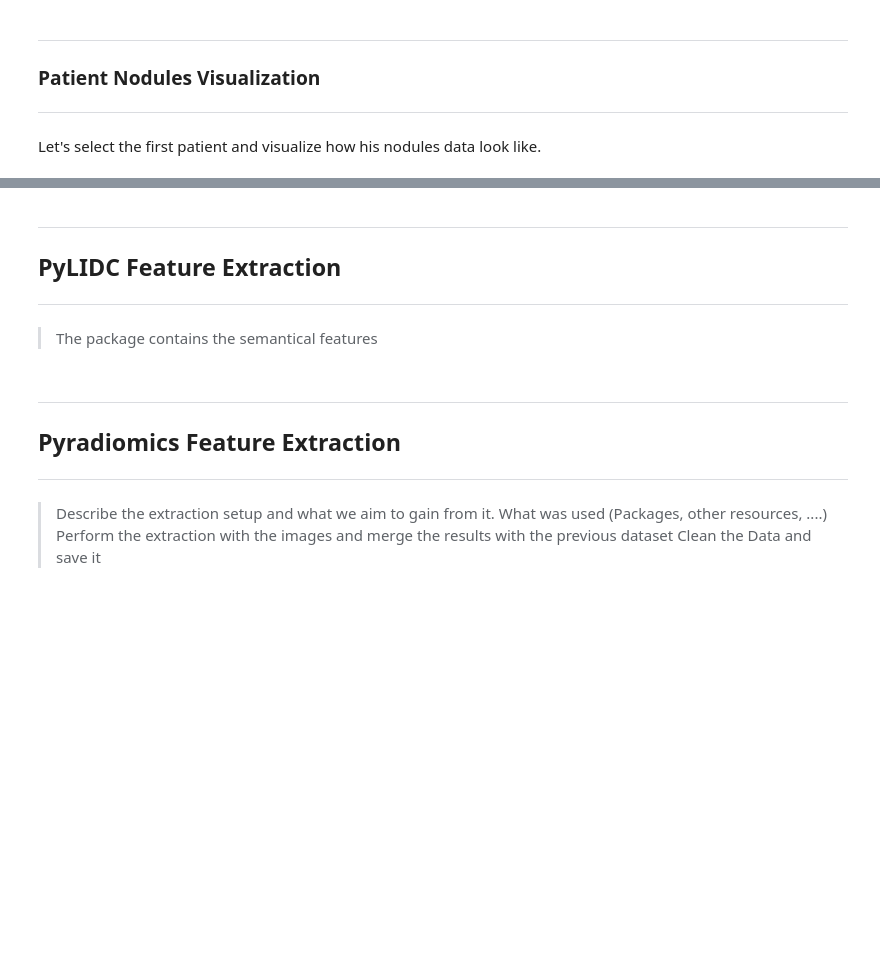
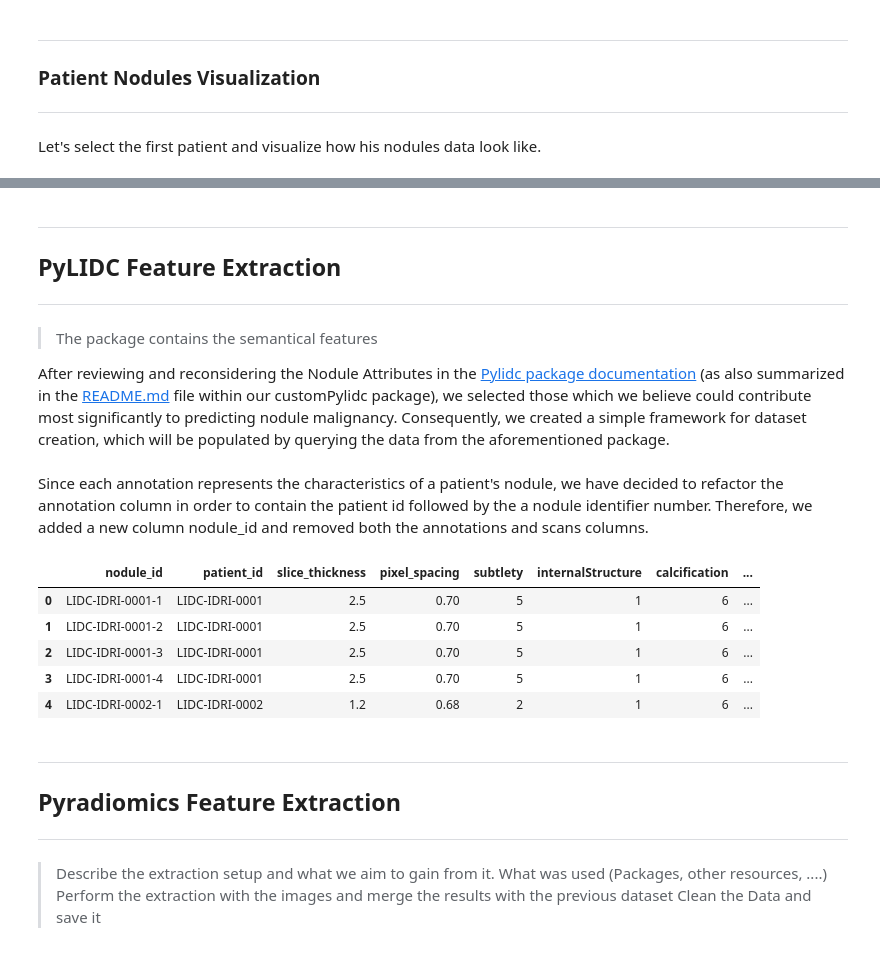
Before and after one commit to EstevesX10/Lung-Cancer-Classification-with-CT-Scans, a Jupyter notebook: Lung Cancer Image Detection/DataExtraction.ipynb, the cells around one changed output, grey strips where cells are left out. Drawn from its saved outputs; the diff is of its cells as text; code cells hidden in the pictures; blank space fills up the shorter version.

```diff
--- a/Lung Cancer Image Detection/DataExtraction.ipynb
+++ b/Lung Cancer Image Detection/DataExtraction.ipynb
@@ -127,5 +122,7 @@ python pyradiomics-dcm.py --input-image-dir "{patient}\{path}\{main}" --input-se
 ---
 
 > The package contains the semantical features
+
+After reviewing and reconsidering the Nodule Attributes in the [Pylidc package documentation](https://pylidc.github.io/) (as also summarized in the [README.md](./customPylidc/README.md) file within our customPylidc package), we selected those which we believe could contribute most significantly to predicting nodule malignancy. Consequently, we created a simple framework for dataset creation, which will be populated by querying the data from the aforementioned package.
 # %%
 # Define the initial structure of the Dataframe
@@ -207,2 +204,4 @@ if not os.path.exists(f'./{pylidcFeaturesFilename}'):
     # Save the results into a .csv file
     df_pylidc.to_csv(pylidcFeaturesFilename, sep=',', index=False)
+# %% [markdown]
+Since each annotation represents the characteristics of a patient's nodule, we have decided to refactor the annotation column in order to contain the patient id followed by the a nodule identifier number. Therefore, we added a new column nodule_id and removed both the annotations and scans columns.
@@ -209,3 +247,14 @@ if not os.path.exists(f'./{pylidcFeaturesFilename}'):
+# %%
+# Inspect the new dataset
+df_pylidc = pd.read_csv(f'./{pylidcRefactoredFeaturesFilename}')
+df_pylidc.head()
+# %% [output]
+|  | nodule_id | patient_id | slice_thickness | pixel_spacing | subtlety | internalStructure | calcification | ... |
+| 0 | LIDC-IDRI-0001-1 | LIDC-IDRI-0001 | 2.5 | 0.70 | 5 | 1 | 6 | ... |
+| 1 | LIDC-IDRI-0001-2 | LIDC-IDRI-0001 | 2.5 | 0.70 | 5 | 1 | 6 | ... |
+| 2 | LIDC-IDRI-0001-3 | LIDC-IDRI-0001 | 2.5 | 0.70 | 5 | 1 | 6 | ... |
+| 3 | LIDC-IDRI-0001-4 | LIDC-IDRI-0001 | 2.5 | 0.70 | 5 | 1 | 6 | ... |
+| 4 | LIDC-IDRI-0002-1 | LIDC-IDRI-0002 | 1.2 | 0.68 | 2 | 1 | 6 | ... |
 # %% [markdown]
 ---
 ## Pyradiomics Feature Extraction
```
Also changed, not shown: parts of 32 cells of this notebook.
